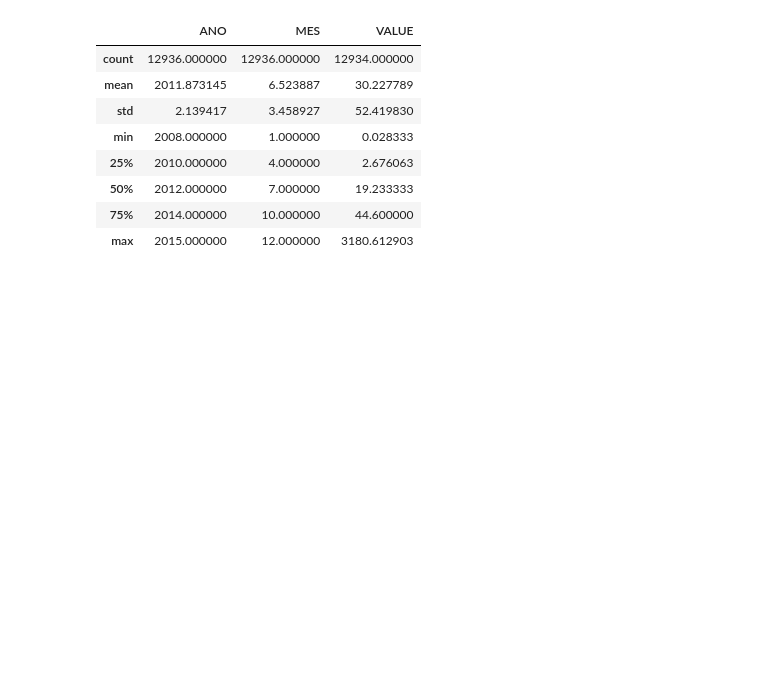
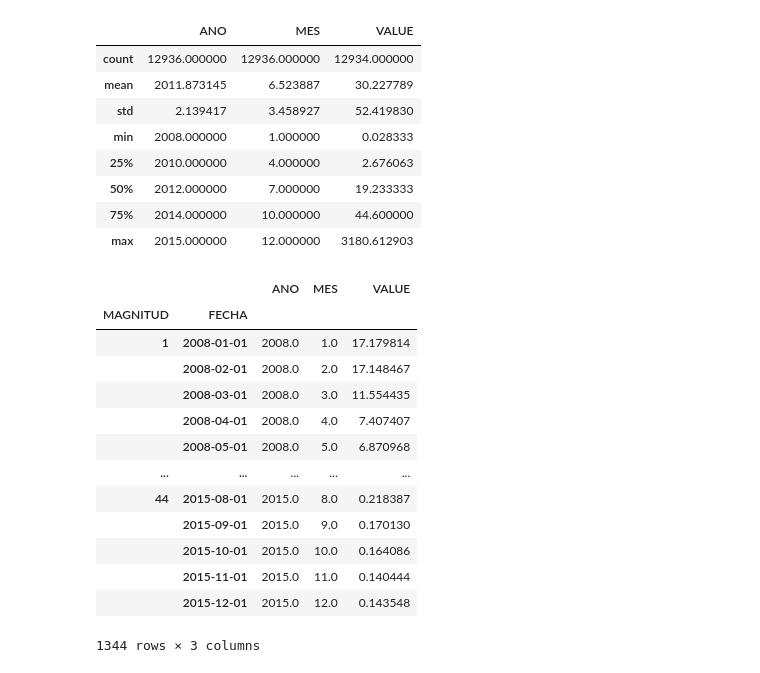
Before and after one commit to carlosgomezgil99/TFM, a Jupyter notebook: TFM_Javi.ipynb, the cells around one changed output. Cells and saved outputs as stored; diff of their text form; code cells hidden in the pictures; blank space fills up the shorter version.

```diff
--- a/TFM_Javi.ipynb
+++ b/TFM_Javi.ipynb
@@ -146,3 +147,22 @@ df.describe()
 | 50% | 2012.000000 | 7.000000 | 19.233333 |
 | 75% | 2014.000000 | 10.000000 | 44.600000 |
 | max | 2015.000000 | 12.000000 | 3180.612903 |
+# %%
+df_magnitud = df.groupby(['MAGNITUD','FECHA']).mean()
+# %%
+df_magnitud
+# %% [output]
+|  |  | ANO | MES | VALUE |
+| MAGNITUD | FECHA |  |  |  |
+| 1 | 2008-01-01 | 2008.0 | 1.0 | 17.179814 |
+|  | 2008-02-01 | 2008.0 | 2.0 | 17.148467 |
+|  | 2008-03-01 | 2008.0 | 3.0 | 11.554435 |
+|  | 2008-04-01 | 2008.0 | 4.0 | 7.407407 |
+|  | 2008-05-01 | 2008.0 | 5.0 | 6.870968 |
+| ... | ... | ... | ... | ... |
+| 44 | 2015-08-01 | 2015.0 | 8.0 | 0.218387 |
+|  | 2015-09-01 | 2015.0 | 9.0 | 0.170130 |
+|  | 2015-10-01 | 2015.0 | 10.0 | 0.164086 |
+|  | 2015-11-01 | 2015.0 | 11.0 | 0.140444 |
+|  | 2015-12-01 | 2015.0 | 12.0 | 0.143548 |
+1344 rows × 3 columns
```
Also changed, not shown: parts of 6 cells of this notebook.
